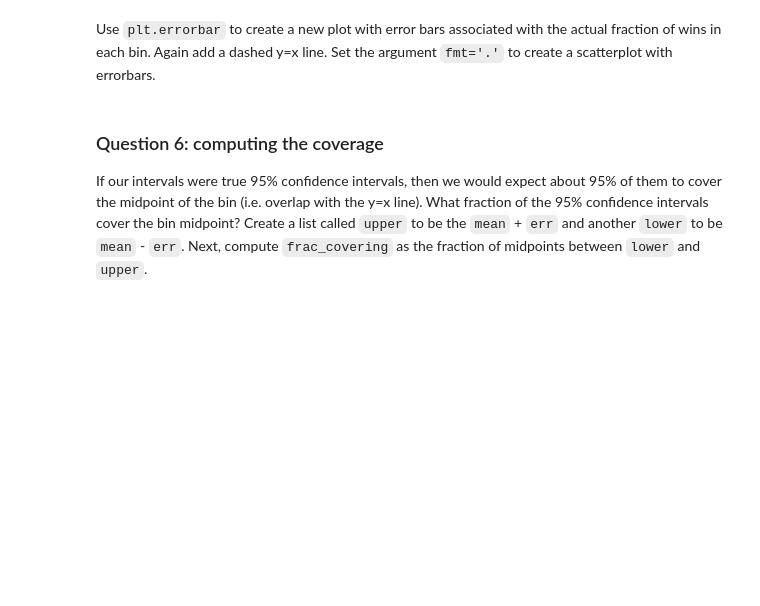
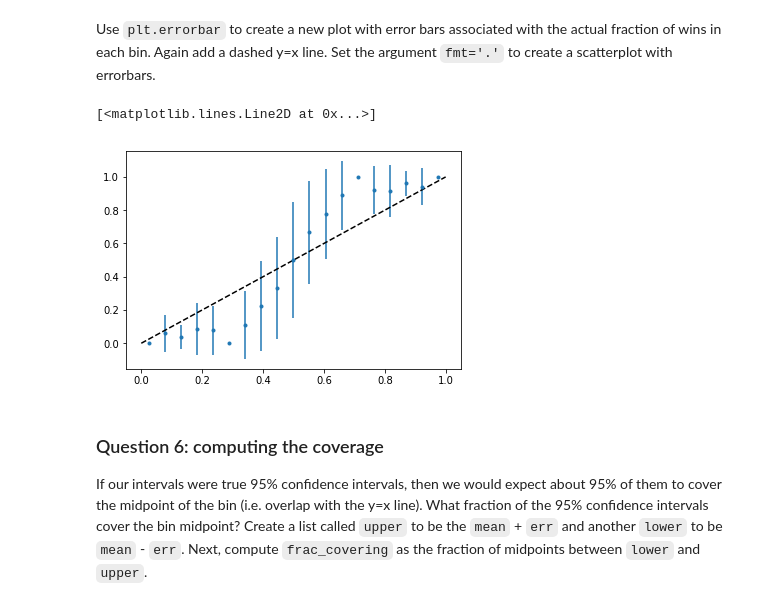
Before and after one commit to jcvdav/Spring2019, a Jupyter notebook: homeworks/homework1/student/homework1.ipynb, the cells around one changed output. Cells and saved outputs as stored; diff of their text form; code cells hidden in the pictures; blank space fills up the shorter version.

```diff
--- a/homeworks/homework1/student/homework1.ipynb
+++ b/homeworks/homework1/student/homework1.ipynb
@@ -132,0 +280,3 @@ election_agg = ...
+# %%
+election_agg = election_sub.groupby("bin")["probwin_outcome"].agg(["mean", "count"])
+election_agg
@@ -144,0 +312,3 @@ points: 2
+# %%
+election_agg["err"] = 1.96 * ((((election_agg["mean"].values) * (1 - election_agg["mean"].values)) / election_agg["count"].values) ** (1/2))
+election_agg
@@ -145,8 +334,11 @@ points: 2
 # %% [markdown]
 Use `plt.errorbar` to create a new plot with error bars associated with the actual fraction of wins in each bin.  Again add a dashed y=x line.  Set the argument `fmt='.'` to create a scatterplot with errorbars.
 # %%
-plt.errorbar(midpoints, election_agg['mean'].values, yerr=election_agg['err'].values, fmt='.')
-plt.plot([0, 1], [0, 1], '--')
+plt.errorbar(midpoints, election_agg['mean'].values, yerr = election_agg['err'].values, fmt = '.')
+plt.plot([0, 1], [0, 1], '--k')
+# %% [output]
+[<matplotlib.lines.Line2D at 0x...>]
+[figure, added]
 # %% [markdown]
 ### Question 6: computing the coverage
 
```
Also changed, not shown: parts of 59 cells of this notebook.
